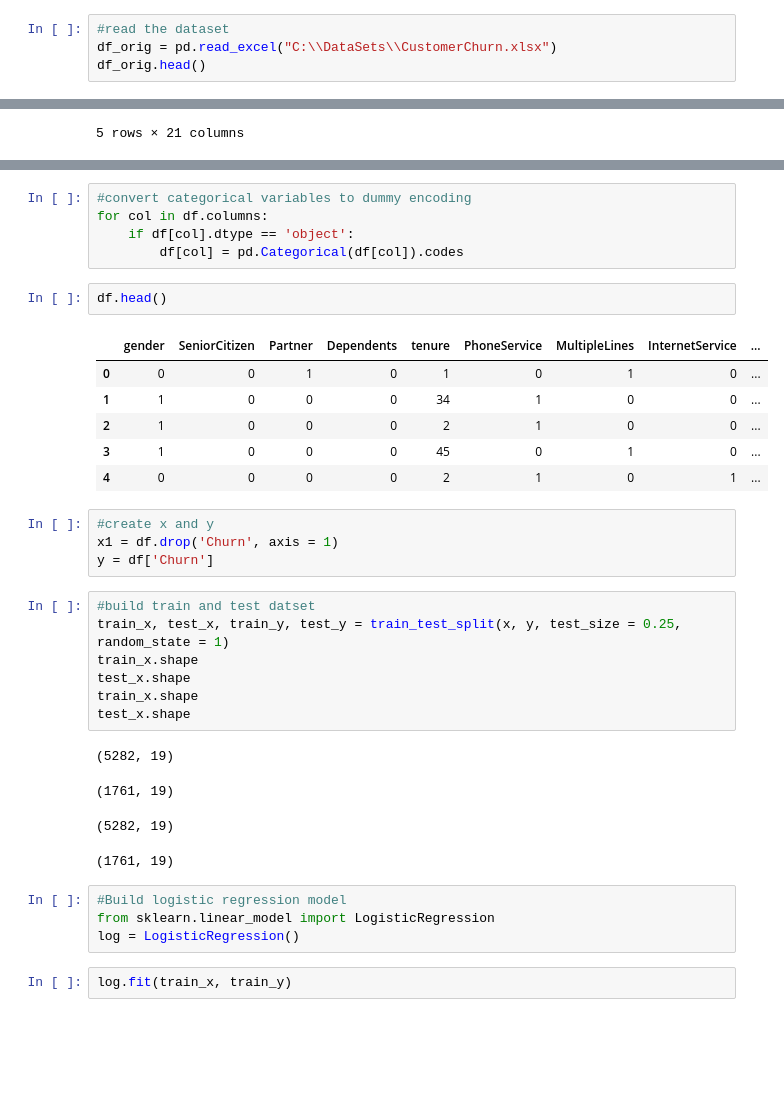
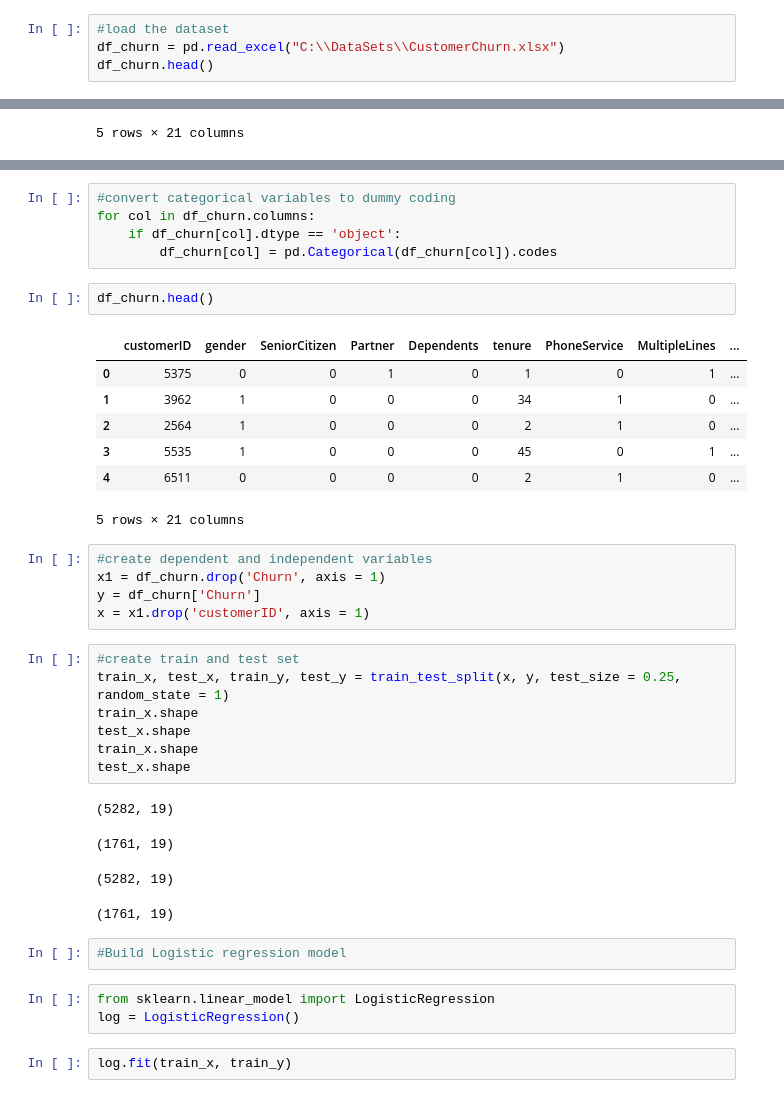
Before and after one commit to krisgop2010/Analytics, a Jupyter notebook: CustomerChurnAnalytics/CustomerChurnAnalysis_Final.ipynb, the cells around one changed output, grey strips where cells are left out. Saved outputs shown, nothing was run; the diff lists cells and outputs as text; blank space fills up the shorter version.

```diff
--- a/CustomerChurnAnalytics/CustomerChurnAnalysis_Final.ipynb
+++ b/CustomerChurnAnalytics/CustomerChurnAnalysis_Final.ipynb
@@ -12,9 +12,9 @@ import seaborn as sns
 from IPython.core.interactiveshell import InteractiveShell
 InteractiveShell.ast_node_interactivity = "all"
 # %%
-#read the dataset
-df_orig = pd.read_excel("C:\\DataSets\\CustomerChurn.xlsx")
-df_orig.head()
+#load the dataset
+df_churn = pd.read_excel("C:\\DataSets\\CustomerChurn.xlsx")
+df_churn.head()
 # %% [output]
 |  | customerID | gender | SeniorCitizen | Partner | Dependents | tenure | PhoneService | MultipleLines | ... |
 | 0 | 7590-VHVEG | Female | 0 | Yes | No | 1 | No | No phone service | ... |
@@ -115,23 +67,25 @@ memory usage: 1.1+ MB
 # %%
-#convert categorical variables to dummy encoding
-for col in df.columns:
-    if df[col].dtype == 'object':
-        df[col] = pd.Categorical(df[col]).codes
+#convert categorical variables to dummy coding
+for col in df_churn.columns:
+    if df_churn[col].dtype == 'object':
+        df_churn[col] = pd.Categorical(df_churn[col]).codes
 # %%
-df.head()
+df_churn.head()
 # %% [output]
-|  | gender | SeniorCitizen | Partner | Dependents | tenure | PhoneService | MultipleLines | InternetService | ... |
-| 0 | 0 | 0 | 1 | 0 | 1 | 0 | 1 | 0 | ... |
-| 1 | 1 | 0 | 0 | 0 | 34 | 1 | 0 | 0 | ... |
-| 2 | 1 | 0 | 0 | 0 | 2 | 1 | 0 | 0 | ... |
-| 3 | 1 | 0 | 0 | 0 | 45 | 0 | 1 | 0 | ... |
-| 4 | 0 | 0 | 0 | 0 | 2 | 1 | 0 | 1 | ... |
+|  | customerID | gender | SeniorCitizen | Partner | Dependents | tenure | PhoneService | MultipleLines | ... |
+| 0 | 5375 | 0 | 0 | 1 | 0 | 1 | 0 | 1 | ... |
+| 1 | 3962 | 1 | 0 | 0 | 0 | 34 | 1 | 0 | ... |
+| 2 | 2564 | 1 | 0 | 0 | 0 | 2 | 1 | 0 | ... |
+| 3 | 5535 | 1 | 0 | 0 | 0 | 45 | 0 | 1 | ... |
+| 4 | 6511 | 0 | 0 | 0 | 0 | 2 | 1 | 0 | ... |
+5 rows × 21 columns
 # %%
-#create x and y
-x1 = df.drop('Churn', axis = 1)
-y = df['Churn']
+#create dependent and independent variables
+x1 = df_churn.drop('Churn', axis = 1)
+y = df_churn['Churn']
+x = x1.drop('customerID', axis = 1)
 # %%
-#build train and test datset
+#create train and test set
 train_x, test_x, train_y, test_y = train_test_split(x, y, test_size = 0.25, random_state = 1)
 train_x.shape
 test_x.shape
@@ -142,8 +96,9 @@ test_x.shape
 (1761, 19)
 (5282, 19)
 (1761, 19)
+# %%
+#Build Logistic regression model
 # %%
-#Build logistic regression model
 from sklearn.linear_model import LogisticRegression
 log = LogisticRegression()
 # %%
```
Also changed, not shown: parts of 28 cells of this notebook.
